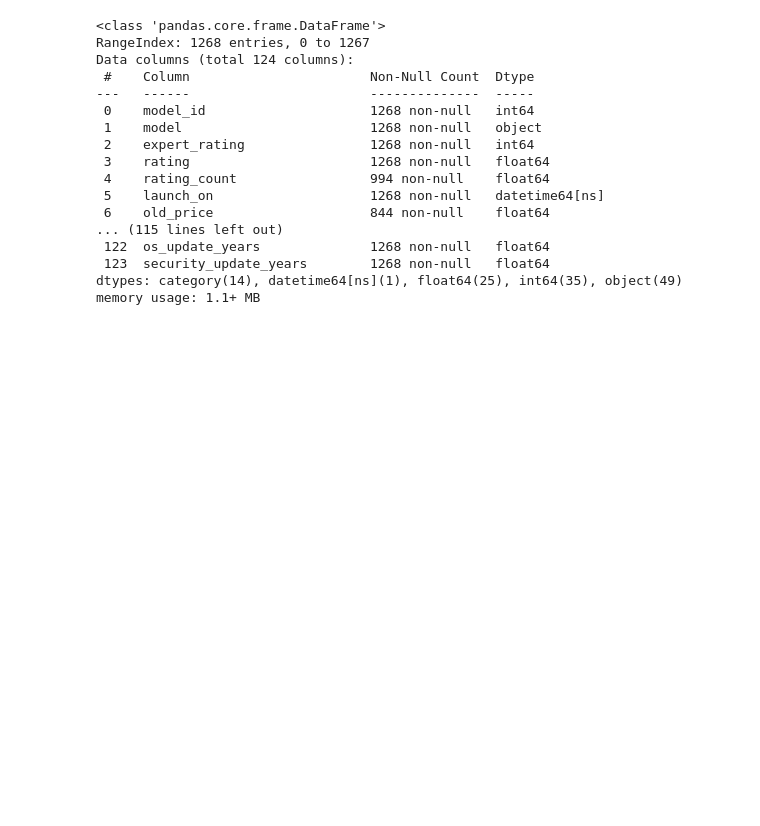
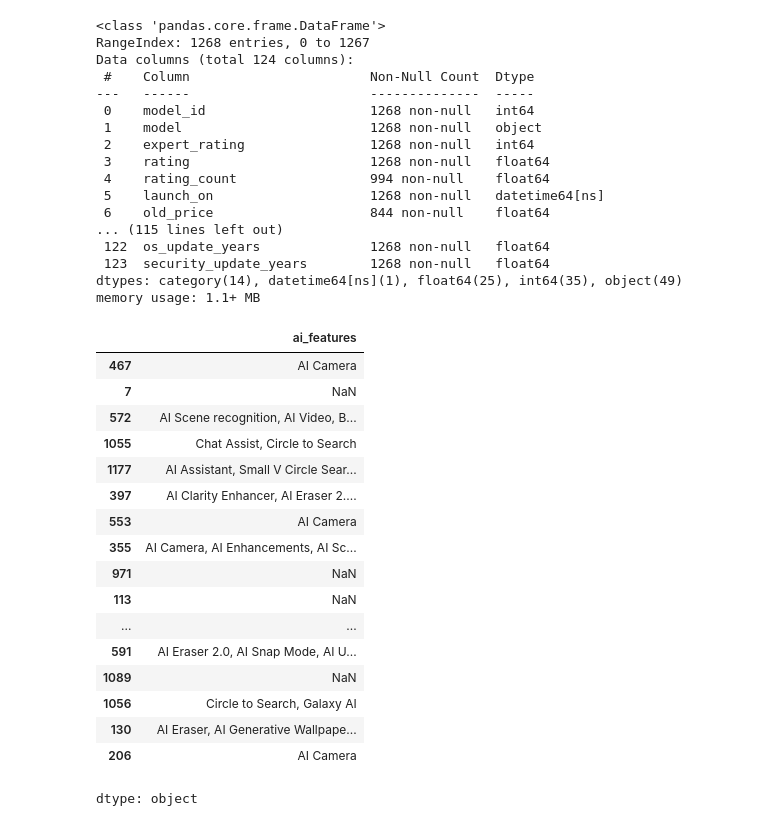
Before and after one commit to rajeshxdatascience/smartphone-recommender-system, a Jupyter notebook: SpecLens_AI_Data_Engineering.ipynb, the cells around one changed output. Saved outputs shown, nothing was run; the diff lists cells and outputs as text; code cells hidden in the pictures; blank space fills up the shorter version.

```diff
--- a/SpecLens_AI_Data_Engineering.ipynb
+++ b/SpecLens_AI_Data_Engineering.ipynb
@@ -4088,3 +4088,24 @@ Data columns (total 124 columns):
  123  security_update_years        1268 non-null   float64
 dtypes: category(14), datetime64[ns](1), float64(25), int64(35), object(49)
 memory usage: 1.1+ MB
+# %%
+df['ai_features'].sample(30)
+# %% [output]
+|  | ai_features |
+| 467 | AI Camera |
+| 7 | NaN |
+| 572 | AI Scene recognition, AI Video, B... |
+| 1055 | Chat Assist, Circle to Search |
+| 1177 | AI Assistant, Small V Circle Sear... |
+| 397 | AI Clarity Enhancer, AI Eraser 2.... |
+| 553 | AI Camera |
+| 355 | AI Camera, AI Enhancements, AI Sc... |
+| 971 | NaN |
+| 113 | NaN |
+| ... | ... |
+| 591 | AI Eraser 2.0, AI Snap Mode, AI U... |
+| 1089 | NaN |
+| 1056 | Circle to Search, Galaxy AI |
+| 130 | AI Eraser, AI Generative Wallpape... |
+| 206 | AI Camera |
+dtype: object
```
Also changed, not shown: parts of 10 cells of this notebook.
